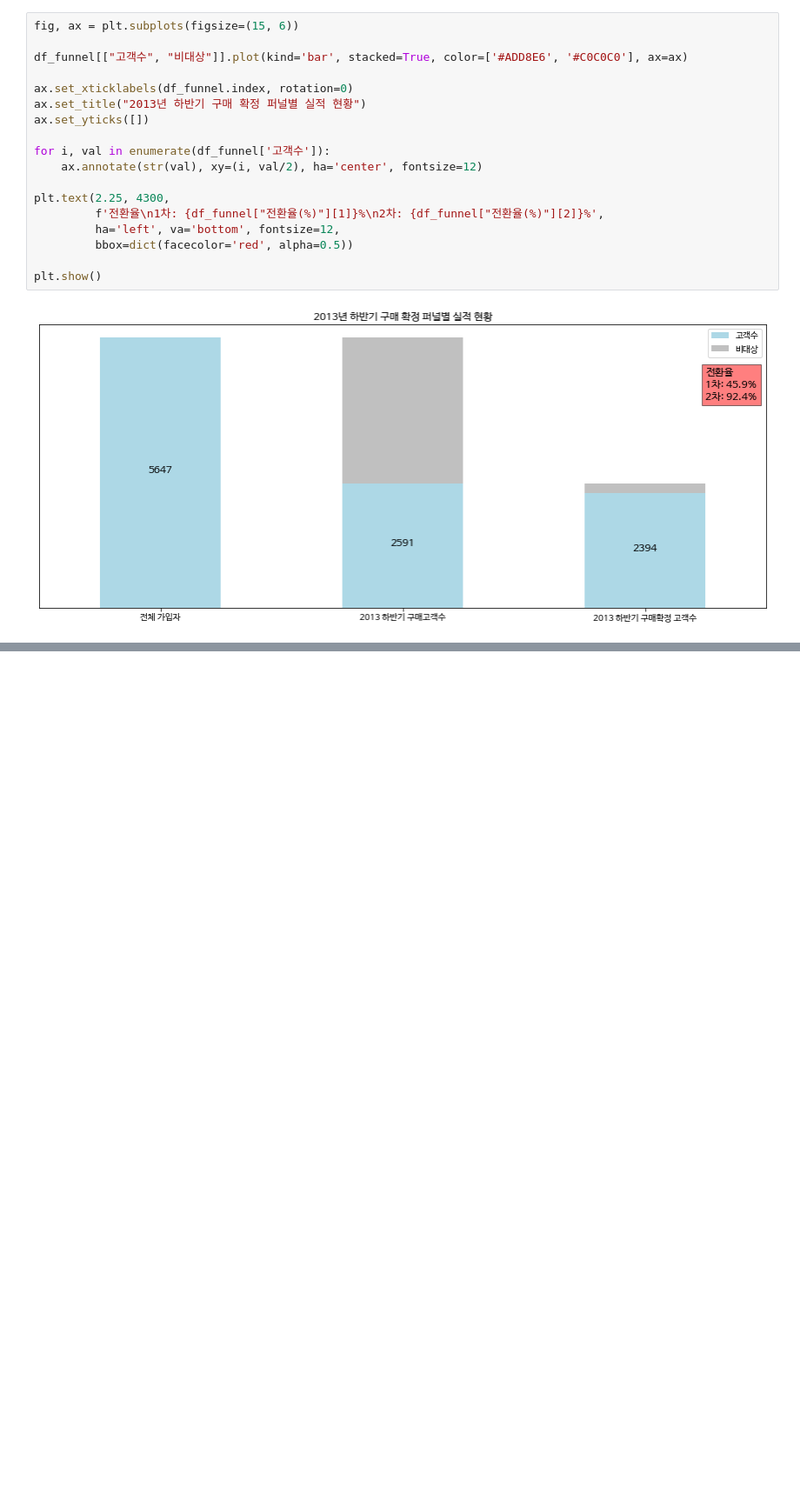
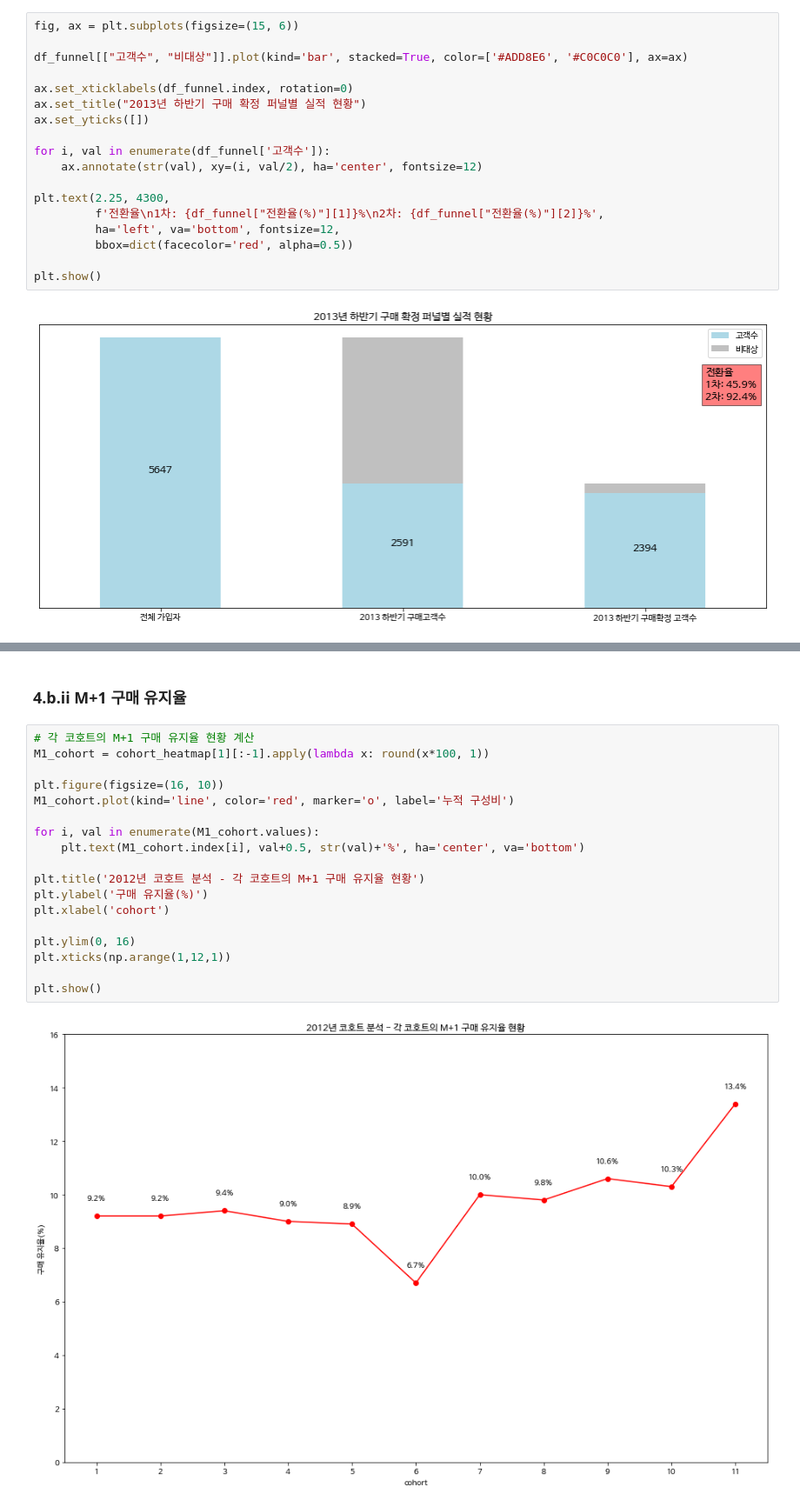
Before and after one commit to sunnyl94/Data-Analysis-Folder, a Jupyter notebook: Retail_Case_Study.ipynb, the cells around one changed output, grey strips where cells are left out. Shown: that part at 87% size. Drawn from its saved outputs; the diff is of its cells as text; blank space fills up the shorter version.

```diff
--- a/Retail_Case_Study.ipynb
+++ b/Retail_Case_Study.ipynb
@@ -1089,0 +1135,22 @@ plt.show()
+# %% [markdown]
+### 4.b.ii M+1 구매 유지율
+# %%
+# 각 코호트의 M+1 구매 유지율 현황 계산
+M1_cohort = cohort_heatmap[1][:-1].apply(lambda x: round(x*100, 1))
+
+plt.figure(figsize=(16, 10))
+M1_cohort.plot(kind='line', color='red', marker='o', label='누적 구성비')
+
+for i, val in enumerate(M1_cohort.values):
+    plt.text(M1_cohort.index[i], val+0.5, str(val)+'%', ha='center', va='bottom')
+
+plt.title('2012년 코호트 분석 - 각 코호트의 M+1 구매 유지율 현황')
+plt.ylabel('구매 유지율(%)')
+plt.xlabel('cohort')
+
+plt.ylim(0, 16)
+plt.xticks(np.arange(1,12,1))
+
+plt.show()
+# %% [output]
+[figure, added]
```
Also changed, not shown: parts of 11 cells of this notebook.
